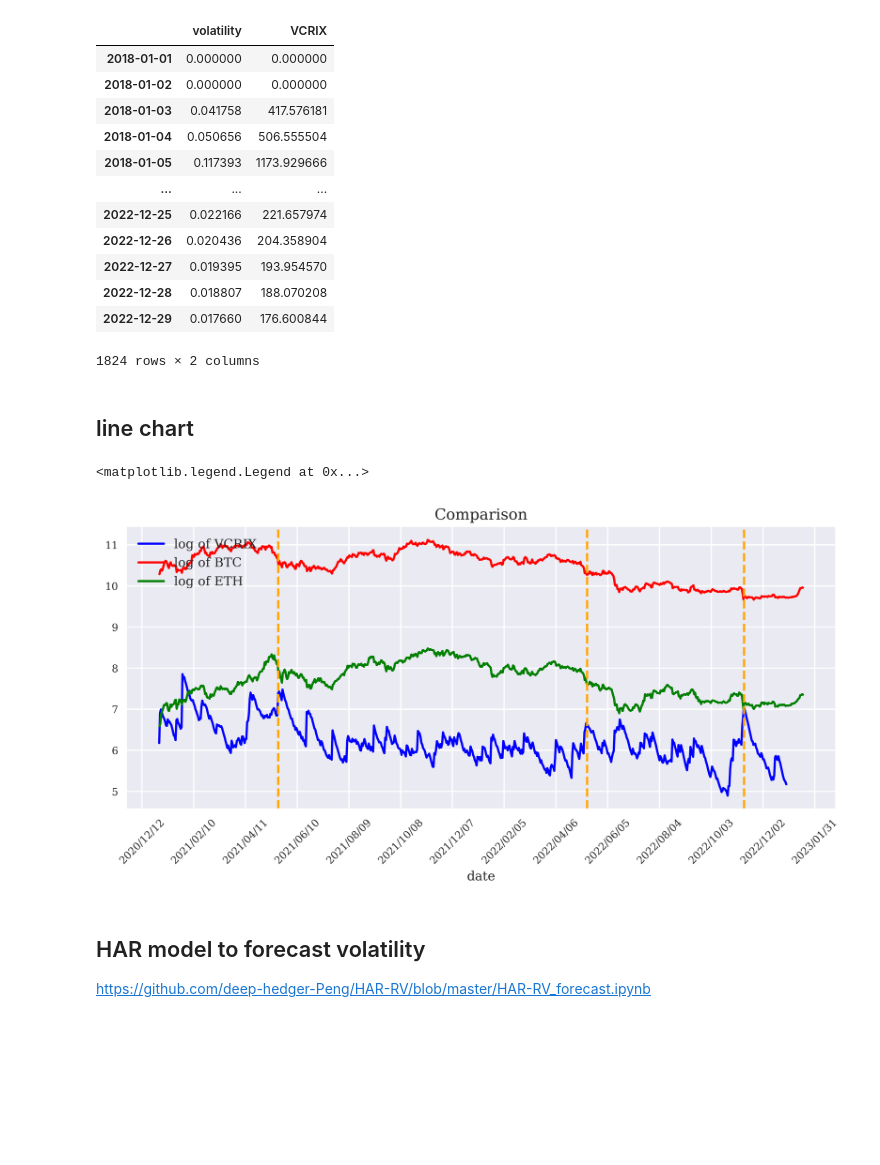
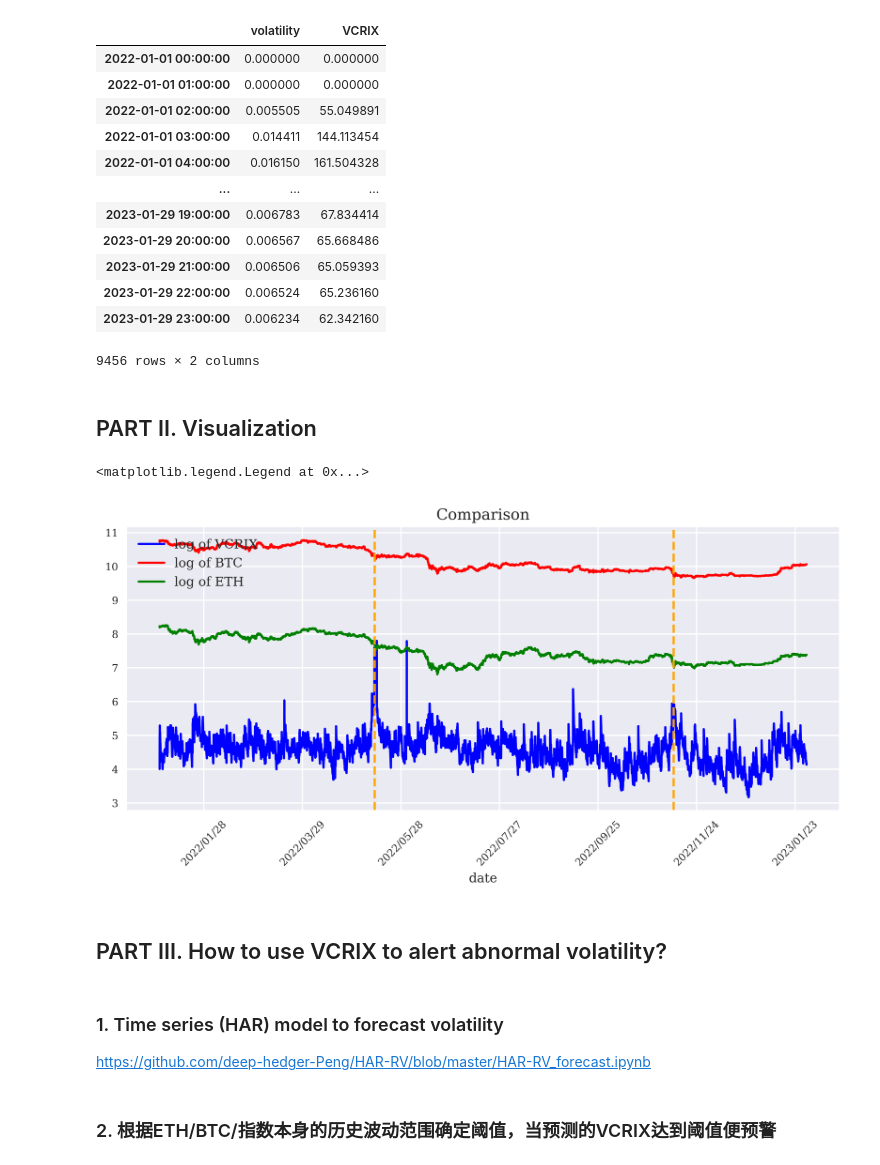
Before and after one commit to wanjinwoo/crixpy, a Jupyter notebook: vcrix.ipynb, the cells around one changed output. Cells and saved outputs as stored; diff of their text form; code cells hidden in the pictures; blank space fills up the shorter version.

Commit message:
Update vcrix.ipynb
add hour data and expand to 50 coins

```diff
--- a/vcrix.ipynb
+++ b/vcrix.ipynb
@@ -153,0 +147,6 @@ variance_time = returns.join(variance)[['time','BNB', 'BTC','DOGE','ETH','MATIC'
+# %%
+# ewma计算方差
+variance = log_returns.ewm(span=10).std() ** 2
+variance.rename(columns={col: col[:-6] for col in variance.columns}, inplace=True)
+variance.fillna(0, inplace=True)
+variance
@@ -154,29 +168,30 @@ variance_time = returns.join(variance)[['time','BNB', 'BTC','DOGE','ETH','MATIC'
 # %%
-volatility = pd.DataFrame(np.sqrt(np.diag((np.dot(variance_time,np.transpose(weights_wide))))))
-
+# 将weights矩阵与variance matrix相乘再开方得到volatility
+volatility = pd.DataFrame(np.sqrt(np.diag((np.dot(variance,np.transpose(weights_wide))))))
 volatility.columns = ['volatility']
+# 乘以10000得到VCRIX指数
 volatility['VCRIX'] = volatility['volatility'] *10000
 # %%
 # set time index
-date_range = pd.date_range(start='2018-01-01', end='2022-12-29', freq='D')
+date_range = pd.date_range(start='2022-01-01 00:00:00', end='2023-01-29 23:00:00', freq='H')
 volatility = volatility.set_index(date_range)
 volatility
 # %% [output]
 |  | volatility | VCRIX |
-| 2018-01-01 | 0.000000 | 0.000000 |
-| 2018-01-02 | 0.000000 | 0.000000 |
-| 2018-01-03 | 0.041758 | 417.576181 |
-| 2018-01-04 | 0.050656 | 506.555504 |
-| 2018-01-05 | 0.117393 | 1173.929666 |
+| 2022-01-01 00:00:00 | 0.000000 | 0.000000 |
+| 2022-01-01 01:00:00 | 0.000000 | 0.000000 |
+| 2022-01-01 02:00:00 | 0.005505 | 55.049891 |
+| 2022-01-01 03:00:00 | 0.014411 | 144.113454 |
+| 2022-01-01 04:00:00 | 0.016150 | 161.504328 |
 | ... | ... | ... |
-| 2022-12-25 | 0.022166 | 221.657974 |
-| 2022-12-26 | 0.020436 | 204.358904 |
-| 2022-12-27 | 0.019395 | 193.954570 |
-| 2022-12-28 | 0.018807 | 188.070208 |
-| 2022-12-29 | 0.017660 | 176.600844 |
+| 2023-01-29 19:00:00 | 0.006783 | 67.834414 |
+| 2023-01-29 20:00:00 | 0.006567 | 65.668486 |
+| 2023-01-29 21:00:00 | 0.006506 | 65.059393 |
+| 2023-01-29 22:00:00 | 0.006524 | 65.236160 |
+| 2023-01-29 23:00:00 | 0.006234 | 62.342160 |
-1824 rows × 2 columns
+9456 rows × 2 columns
-# %% [markdown]
-## line chart
+# %% [markdown]
+## PART II. Visualization
 # %%
 # Plot settings
 
@@ -193,8 +208,8 @@ plt.rcParams['ytick.labelsize'] = 4 * SCALE_FACTOR
 plt.rcParams['font.family'] = 'serif'
 # %%
 # btc eth
-btc = pd.read_csv('/Users/wanjinwoo/Desktop/Antalpha/Github/data/btc_day.csv', sep=',')
-eth = pd.read_csv('/Users/wanjinwoo/Desktop/Antalpha/Github/data/eth_day.csv', sep=',')
+btc = pd.read_csv('/Users/wanjinwoo/Desktop/Antalpha/Github/data/btc_hr.csv', sep=',')
+eth = pd.read_csv('/Users/wanjinwoo/Desktop/Antalpha/Github/data/eth_hr.csv', sep=',')
 # convert dates to timestamp and make dates index
 eth['time'] = pd.to_datetime(eth['time'])
 eth.index=pd.to_datetime(eth.time)
@@ -215,21 +230,23 @@ eth_log1 =eth_log[(eth_log.index >= datetime(2021, 1, 1))]
 # %%
 fig,ax = plt.subplots()
 plt.xticks(rotation=45)
 plt.gca().xaxis.set_major_formatter(mdates.DateFormatter('%Y/%m/%d'))
 plt.gca().xaxis.set_major_locator(mdates.DayLocator(interval=60))
 
 ax.set(title='Comparison',
        xlabel='date')
-ax.plot(vola_2122.vcrix_log,c='b',label='log of VCRIX')
-ax.plot(btc_log1.adjusted_close,c='r',label='log of BTC')
-ax.plot(eth_log1.adjusted_close,c='g',label='log of ETH')
-ax.axvline(x=datetime(2021, 5, 19), color='orange', linestyle = 'dashed')
+ax.plot(volatility.vcrix_log,c='b',label='log of VCRIX')
+ax.plot(btc_log.adjusted_close,c='r',label='log of BTC')
+ax.plot(eth_log.adjusted_close,c='g',label='log of ETH')
+# ax.axvline(x=datetime(2021, 5, 19), color='orange', linestyle = 'dashed')
 ax.axvline(x=datetime(2022, 5, 12), color='orange', linestyle = 'dashed')
 ax.axvline(x=datetime(2022, 11, 10), color='orange', linestyle = 'dashed')
 plt.legend(loc=2)
 # %% [output]
 <matplotlib.legend.Legend at 0x...>
-[figure, old version]
+[figure, new version]
+# %% [markdown]
+## PART III. How to use VCRIX to alert abnormal volatility?
 # %% [markdown]
-## HAR model to forecast volatility
+### 1. Time series (HAR) model to forecast volatility
 https://github.com/deep-hedger-Peng/HAR-RV/blob/master/HAR-RV_forecast.ipynb
@@ -235,0 +255,2 @@ https://github.com/deep-hedger-Peng/HAR-RV/blob/master/HAR-RV_forecast.ipynb
+# %% [markdown]
+### 2. 根据ETH/BTC/指数本身的历史波动范围确定阈值，当预测的VCRIX达到阈值便预警
```
Also changed, not shown: parts of 21 cells of this notebook.
